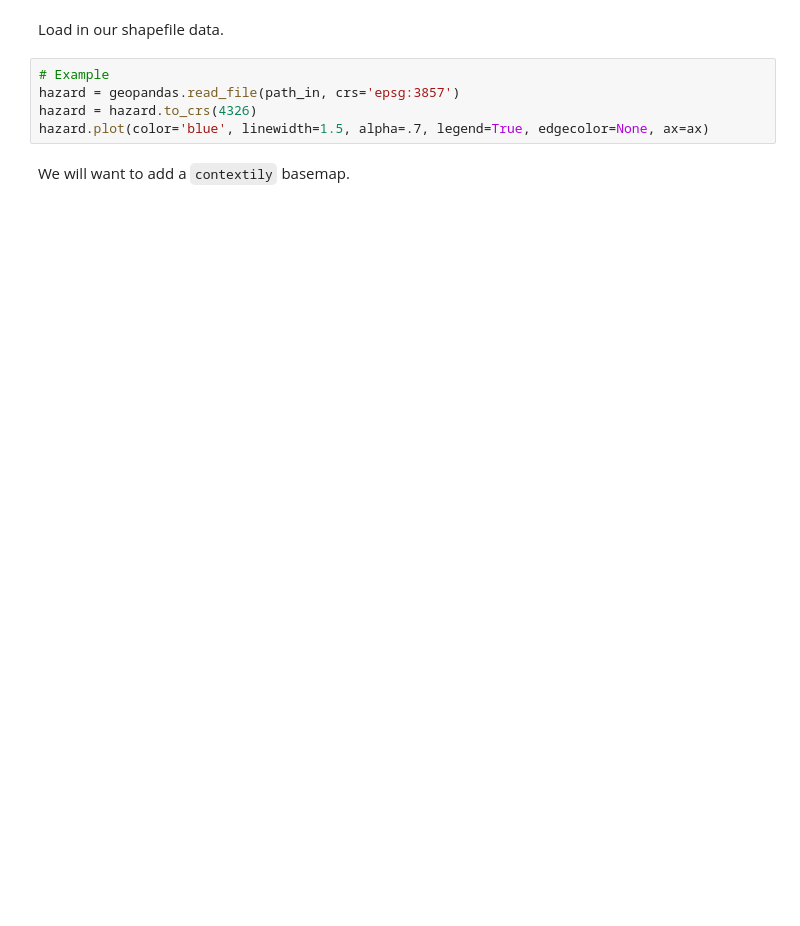
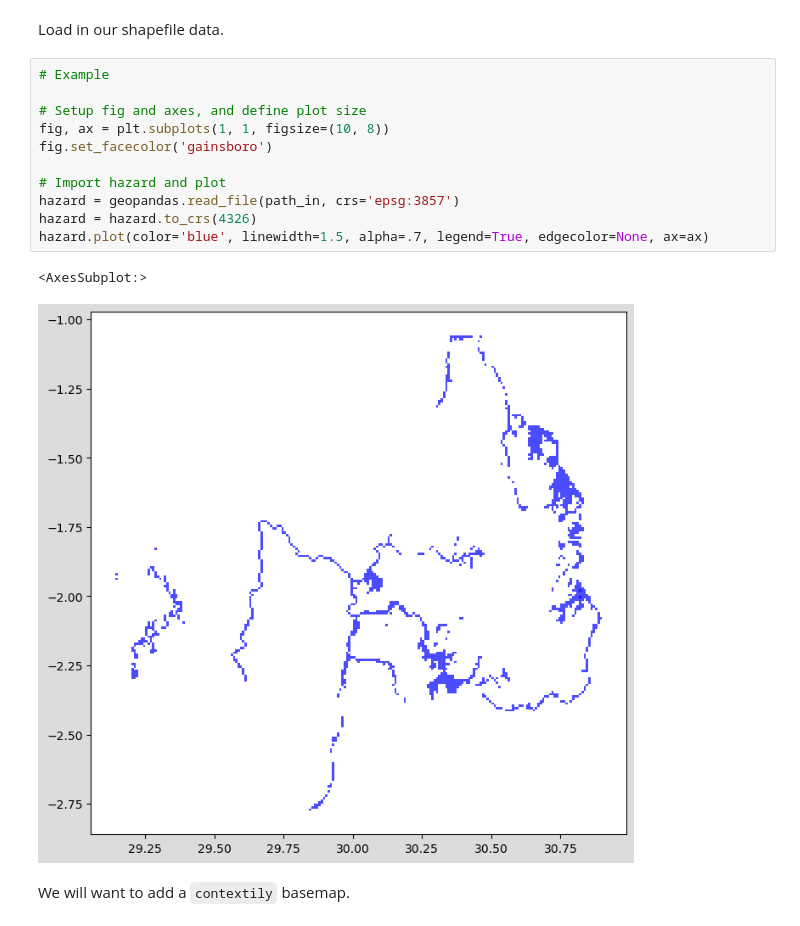
Before and after one commit to edwardoughton/global_assessment, a Jupyter notebook: notebooks/9.01_plotting_flooding_data.ipynb, the cells around one changed output. Saved outputs shown, nothing was run; the diff lists cells and outputs as text; blank space fills up the shorter version.

```diff
--- a/notebooks/9.01_plotting_flooding_data.ipynb
+++ b/notebooks/9.01_plotting_flooding_data.ipynb
@@ -85,9 +106,18 @@ path_in
 Load in our shapefile data.
 # %%
 # Example
+
+# Setup fig and axes, and define plot size
+fig, ax = plt.subplots(1, 1, figsize=(10, 8))
+fig.set_facecolor('gainsboro')
+
+# Import hazard and plot
 hazard = geopandas.read_file(path_in, crs='epsg:3857')
 hazard = hazard.to_crs(4326)
 hazard.plot(color='blue', linewidth=1.5, alpha=.7, legend=True, edgecolor=None, ax=ax)
+# %% [output]
+<AxesSubplot:>
+[figure, added]
 # %% [markdown]
 We will want to add a `contextily` basemap.
 # %%
```
Also changed, not shown: parts of 10 cells of this notebook.
